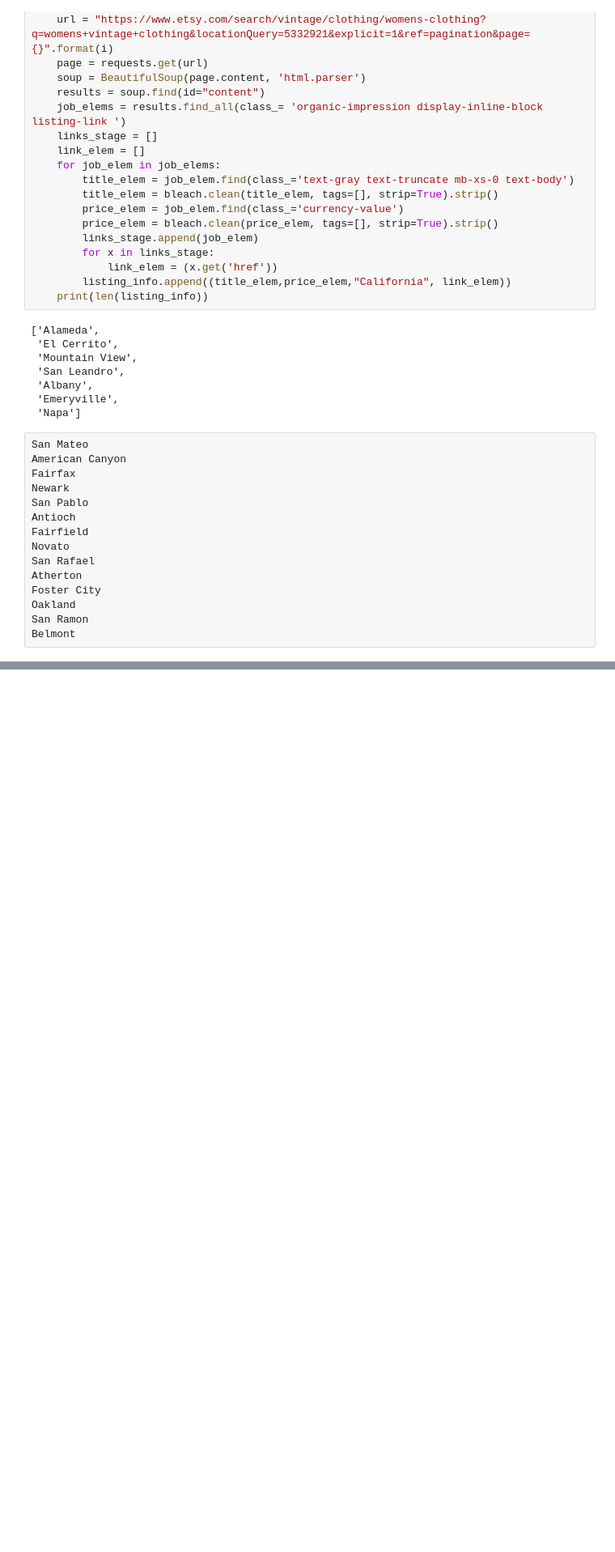
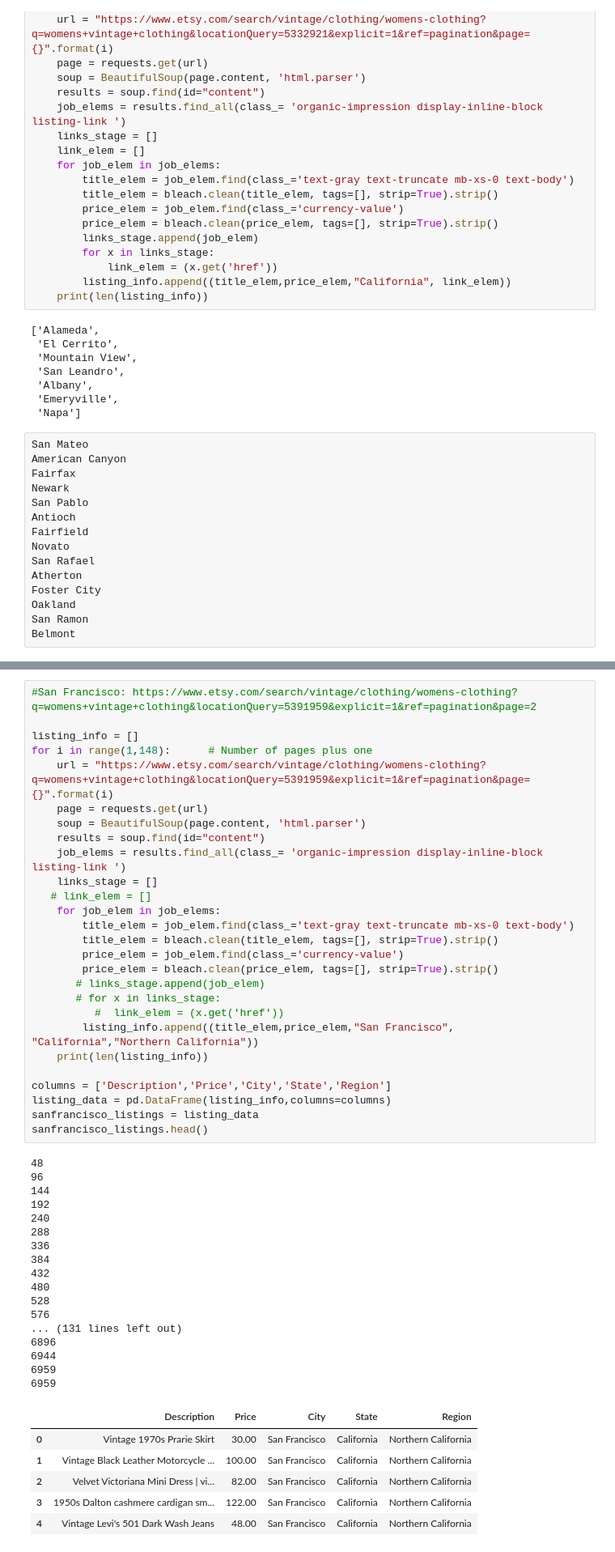
Before and after one commit to szaidman22/Etsy, a Jupyter notebook: Etsy_project_scraping.ipynb, the cells around one changed output, grey strips where cells are left out. Shown at 81% size. Saved outputs shown, nothing was run; the diff lists cells and outputs as text; blank space fills up the shorter version.

```diff
--- a/Etsy_project_scraping.ipynb
+++ b/Etsy_project_scraping.ipynb
@@ -153,0 +212,51 @@ Belmont
+# %%
+#San Francisco: https://www.etsy.com/search/vintage/clothing/womens-clothing?q=womens+vintage+clothing&locationQuery=5391959&explicit=1&ref=pagination&page=2
+
+listing_info = []
+for i in range(1,148):      # Number of pages plus one
+    url = "https://www.etsy.com/search/vintage/clothing/womens-clothing?q=womens+vintage+clothing&locationQuery=5391959&explicit=1&ref=pagination&page={}".format(i)
+    page = requests.get(url)
+    soup = BeautifulSoup(page.content, 'html.parser')
+    results = soup.find(id="content")
+    job_elems = results.find_all(class_= 'organic-impression display-inline-block listing-link ')
+    links_stage = []
+   # link_elem = []
+    for job_elem in job_elems:
+        title_elem = job_elem.find(class_='text-gray text-truncate mb-xs-0 text-body')
+        title_elem = bleach.clean(title_elem, tags=[], strip=True).strip()
+        price_elem = job_elem.find(class_='currency-value')
+        price_elem = bleach.clean(price_elem, tags=[], strip=True).strip()
+       # links_stage.append(job_elem)
+       # for x in links_stage:
+          #  link_elem = (x.get('href'))
+        listing_info.append((title_elem,price_elem,"San Francisco", "California","Northern California"))
+    print(len(listing_info))
+
+columns = ['Description','Price','City','State','Region']
+listing_data = pd.DataFrame(listing_info,columns=columns)
+sanfrancisco_listings = listing_data
+sanfrancisco_listings.head()
+# %% [output]
+48
+96
+144
+192
+240
+288
+336
+384
+432
+480
+528
+576
+... (131 lines left out)
+6896
+6944
+6959
+6959
+|  | Description | Price | City | State | Region |
+| 0 | Vintage 1970s Prarie Skirt | 30.00 | San Francisco | California | Northern California |
+| 1 | Vintage Black Leather Motorcycle ... | 100.00 | San Francisco | California | Northern California |
+| 2 | Velvet Victoriana Mini Dress | vi... | 82.00 | San Francisco | California | Northern California |
+| 3 | 1950s Dalton cashmere cardigan sm... | 122.00 | San Francisco | California | Northern California |
+| 4 | Vintage Levi's 501 Dark Wash Jeans | 48.00 | San Francisco | California | Northern California |
```
Also changed, not shown: parts of 24 cells of this notebook.
